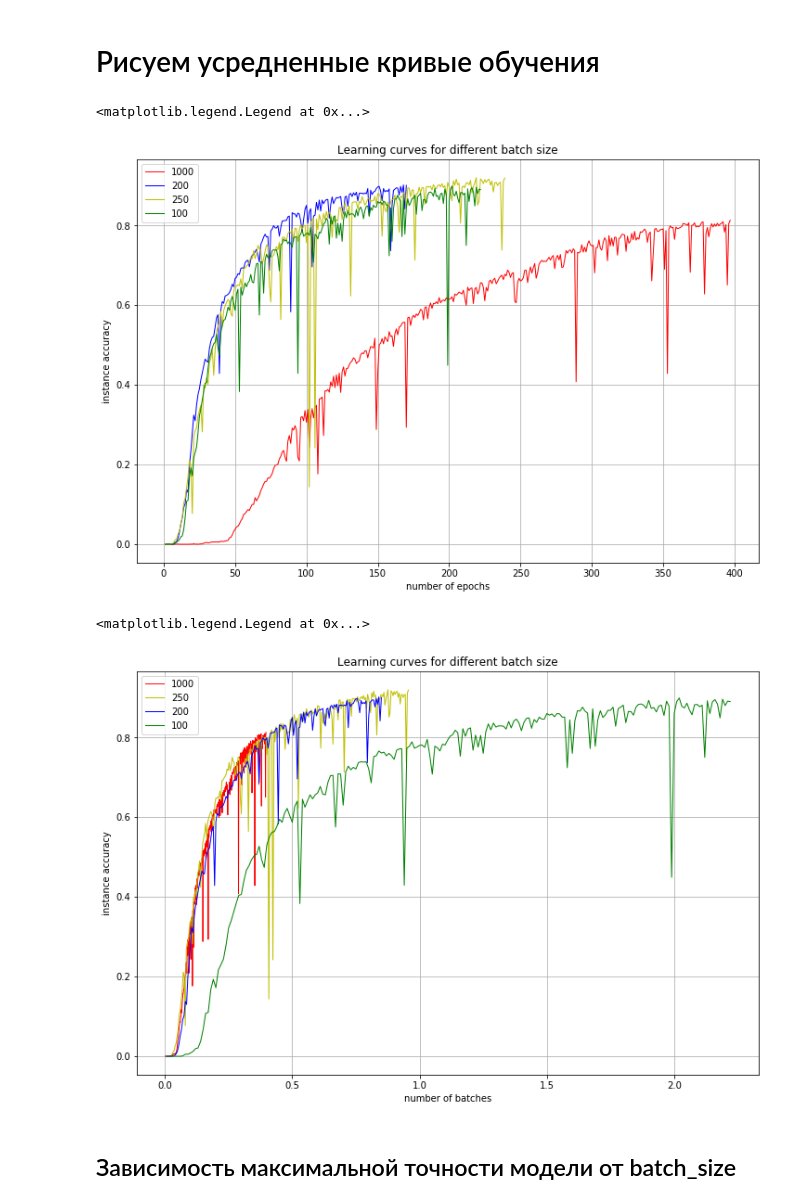
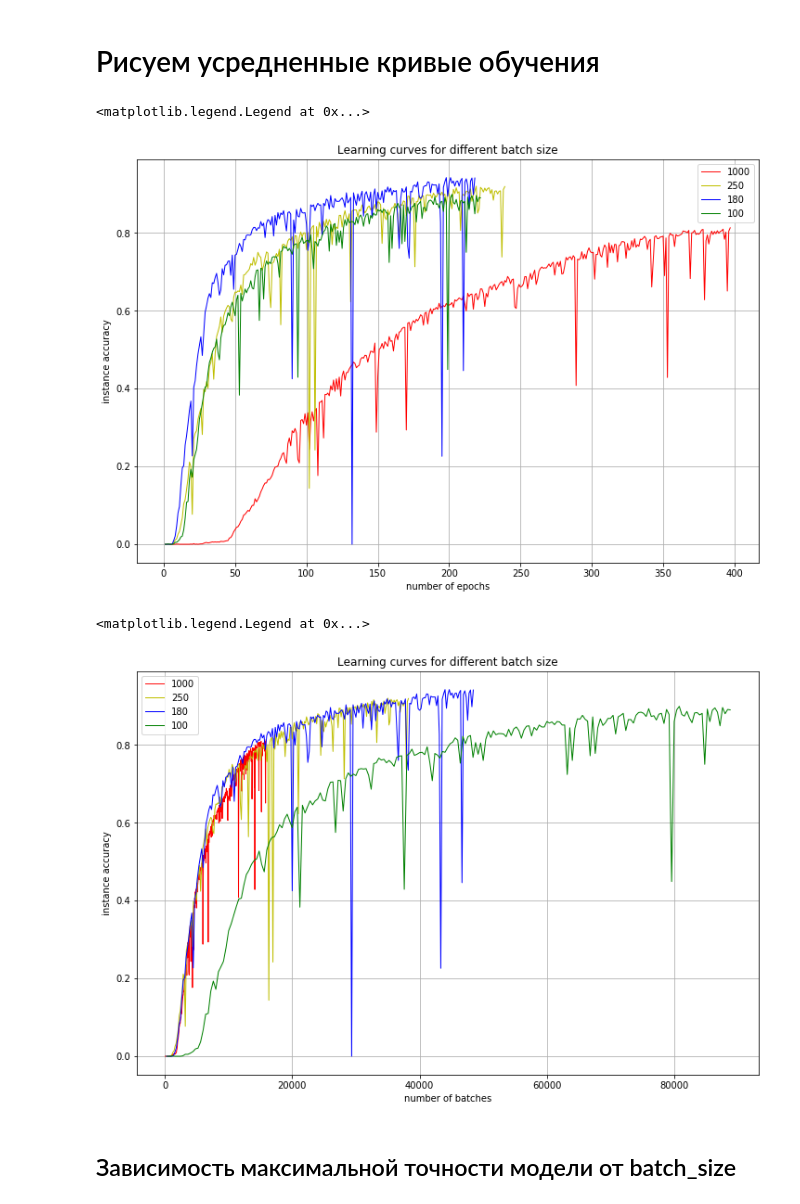
Before and after one commit to Koziev/chatbot, a Jupyter notebook: PyModels/Визуализация влияния batch_size на обучение wordchar2vector.ipynb, the cells around one changed output. Saved outputs shown, nothing was run; the diff lists cells and outputs as text; code cells hidden in the pictures.

Commit message:
проверены новые варианты batch_size при обучении модели wordchar2vector, выложена обновленная тетрадка с визуализацией

```diff
--- a/PyModels/Визуализация влияния batch_size на обучение wordchar2vector.ipynb
+++ b/PyModels/Визуализация влияния batch_size на обучение wordchar2vector.ipynb
@@ -20,13 +20,19 @@ from utils.tokenizer import Tokenizer
 fn_1000 = ['learning_curve__lstm(cnn)_vecsize=56_tunable_char_embeddings=0_chardims=87_batchsize=1000_seed=123456.csv',
            'learning_curve__lstm(cnn)_vecsize=56_tunable_char_embeddings=0_chardims=87_batchsize=1000_seed=234567.csv']
 
+fn_500 = ['learning_curve__lstm(cnn)_vecsize=56_tunable_char_embeddings=0_chardims=87_batchsize=500_seed=123456.csv']
+
 fn_300 = ['learning_curve__lstm(cnn)_vecsize=56_tunable_char_embeddings=0_chardims=87_batchsize=300_seed=123456.csv']
+
+fn_270 = ['learning_curve__lstm(cnn)_vecsize=56_tunable_char_embeddings=0_chardims=87_batchsize=270_seed=123456.csv']
 
 fn_250 = ['learning_curve__lstm(cnn)_vecsize=56_tunable_char_embeddings=0_chardims=87_batchsize=250_seed=123456.csv']
 
 fn_200 = ['learning_curve__lstm(cnn)_vecsize=56_tunable_char_embeddings=0_chardims=87_batchsize=200_seed=123456.csv',
           'learning_curve__lstm(cnn)_vecsize=56_tunable_char_embeddings=0_chardims=87_batchsize=200_seed=234567.csv']
 
+fn_180 = ['learning_curve__lstm(cnn)_vecsize=56_tunable_char_embeddings=0_chardims=87_batchsize=180_seed=123456.csv']
+
 fn_150 = ['learning_curve__lstm(cnn)_vecsize=56_tunable_char_embeddings=0_chardims=87_batchsize=150_seed=123456.csv']
 
 fn_100 = ['learning_curve__lstm(cnn)_vecsize=56_tunable_char_embeddings=0_chardims=87_batchsize=100_seed=123456.csv']
@@ -63,15 +69,22 @@ def calc_curve( dataframe_fnames ):
     return (ox, mean, std, dev)
 # %%
 ox_1000, mean_1000, std_1000, dev_1000 = calc_curve(fn_1000)
+ox_500, mean_500, std_500, dev_500 = calc_curve(fn_500)
 ox_300, mean_300, std_300, dev_300 = calc_curve(fn_300)
+ox_270, mean_270, std_270, dev_270 = calc_curve(fn_270)
 ox_250, mean_250, std_250, dev_250 = calc_curve(fn_250)
 ox_200, mean_200, std_200, dev_200 = calc_curve(fn_200)
+ox_180, mean_180, std_180, dev_180 = calc_curve(fn_180)
 ox_150, mean_150, std_150, dev_150 = calc_curve(fn_150)
 ox_100, mean_100, std_100, dev_100 = calc_curve(fn_100)
 
 mean_curves = [(100, mean_100),
-               #(150, mean_150),
-               (200, mean_200), (250, mean_250), (300, mean_300),
+               (150, mean_150),
+               (180, mean_180),
+               (200, mean_200),
+               (250, mean_250),
+               (300, mean_300),
+               (500, mean_500),
                (1000, mean_1000)]
 # %%
 plt.errorbar(ox_200, mean_200, yerr=dev_200, fmt='o')
@@ -83,33 +96,34 @@ plt.errorbar(ox_200, mean_200, yerr=dev_200, fmt='o')
 # %%
 # Вариант, когда по OX откладываем число эпох
 plt.figure(figsize=(12, 8))
 plt.grid(True)
 plt.plot(ox_1000, mean_1000, 'r-', linewidth=1, label='1000')
-plt.plot(ox_200, mean_200, 'b-', linewidth=1, label='200')
 plt.plot(ox_250, mean_250, 'y-', linewidth=1, label='250')
+plt.plot(ox_180, mean_180, 'b-', linewidth=1, label='180')
 plt.plot(ox_100, mean_100, 'g-', linewidth=1, label='100')
 plt.xlabel('number of epochs')
 plt.ylabel('instance accuracy')
 plt.title('Learning curves for different batch size')
 plt.legend()
 # %% [output]
 <matplotlib.legend.Legend at 0x...>
-[figure, old version]
+[figure, new version]
 # %%
 # Вариант, когда по OX откладываем число батчей
+nb_samples = 40000
 plt.figure(figsize=(12, 8))
 plt.grid(True)
-plt.plot(ox_1000/1000., mean_1000, 'r-', linewidth=1, label='1000')
-plt.plot(ox_250/250., mean_250, 'y-', linewidth=1, label='250')
-plt.plot(ox_200/200., mean_200, 'b-', linewidth=1, label='200')
-plt.plot(ox_100/100., mean_100, 'g-', linewidth=1, label='100')
+plt.plot(ox_1000/1000.*nb_samples, mean_1000, 'r-', linewidth=1, label='1000')
+plt.plot(ox_250/250.*nb_samples, mean_250, 'y-', linewidth=1, label='250')
+plt.plot(ox_180/180.*nb_samples, mean_180, 'b-', linewidth=1, label='180')
+plt.plot(ox_100/100.*nb_samples, mean_100, 'g-', linewidth=1, label='100')
 plt.xlabel('number of batches')
 plt.ylabel('instance accuracy')
 plt.title('Learning curves for different batch size')
 plt.legend()
 # %% [output]
 <matplotlib.legend.Legend at 0x...>
-[figure, old version]
+[figure, new version]
 # %% [markdown]
 ## Зависимость максимальной точности модели от batch_size
 # %%
```
Also changed, not shown: parts of 1 cell of this notebook, 5 other files.
